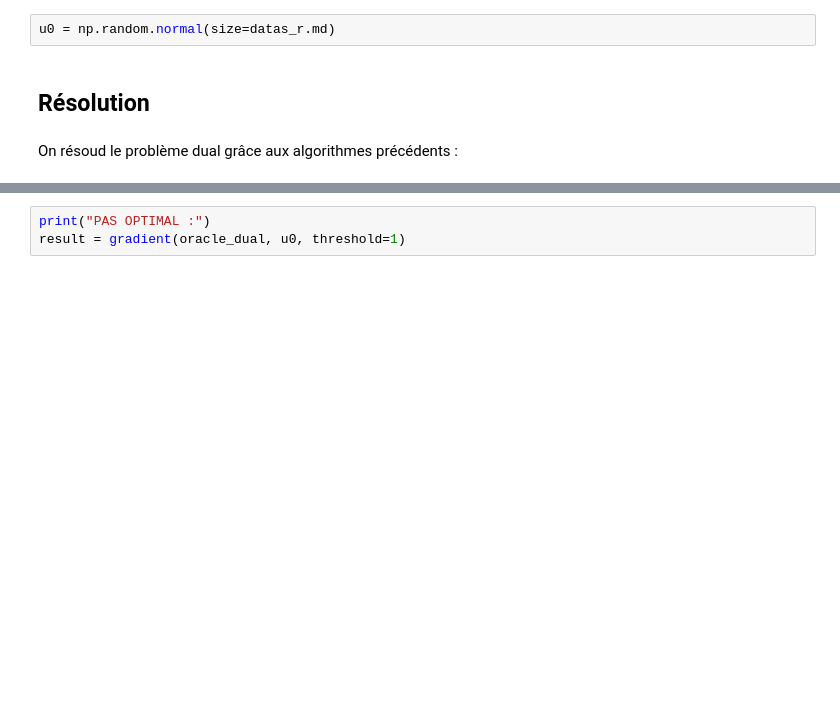
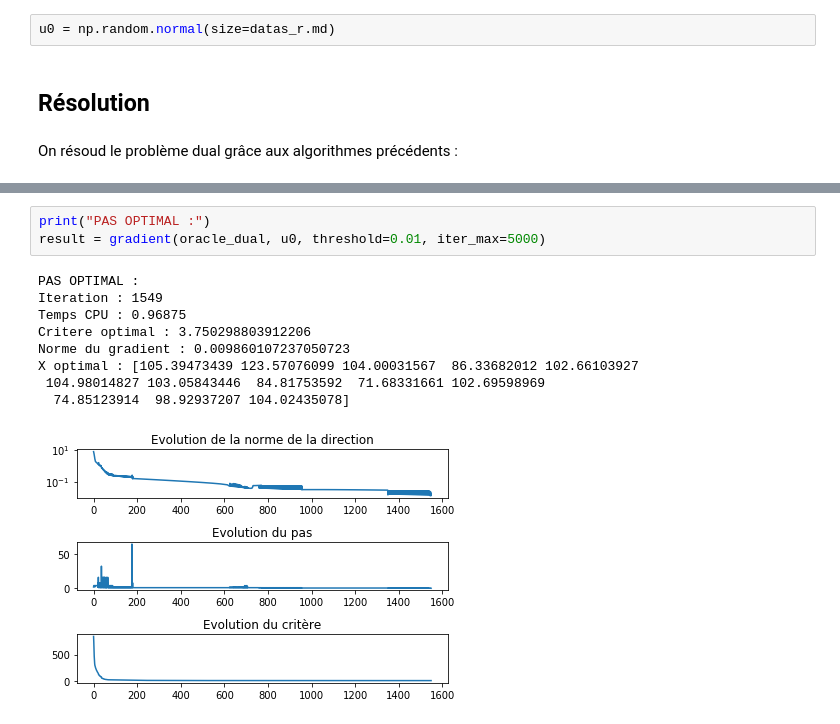
Before and after one commit to LouisDumont/Projet-Opti-Controle, a Jupyter notebook: rapport.ipynb, the cells around one changed output, grey strips where cells are left out. Cells and saved outputs as stored; diff of their text form; blank space fills up the shorter version.

```diff
--- a/rapport.ipynb
+++ b/rapport.ipynb
@@ -133,5 +230,15 @@ result = gradient(oracle_dual, u0, default_gradient_step=0.08, use_wolfe=False)
 # %%
 print("PAS OPTIMAL :")
-result = gradient(oracle_dual, u0, threshold=1)
+result = gradient(oracle_dual, u0, threshold=0.01, iter_max=5000)
+# %% [output]
+PAS OPTIMAL :
+Iteration : 1549
+Temps CPU : 0.96875
+Critere optimal : 3.750298803912206
+Norme du gradient : 0.009860107237050723
+X optimal : [105.39473439 123.57076099 104.00031567  86.33682012 102.66103927
+ 104.98014827 103.05843446  84.81753592  71.68331661 102.69598969
+  74.85123914  98.92937207 104.02435078]
+[figure, added]
 # %%
 result_polak = gradient_polak(oracle_dual, u0)
```
Also changed, not shown: parts of 12 cells of this notebook.
